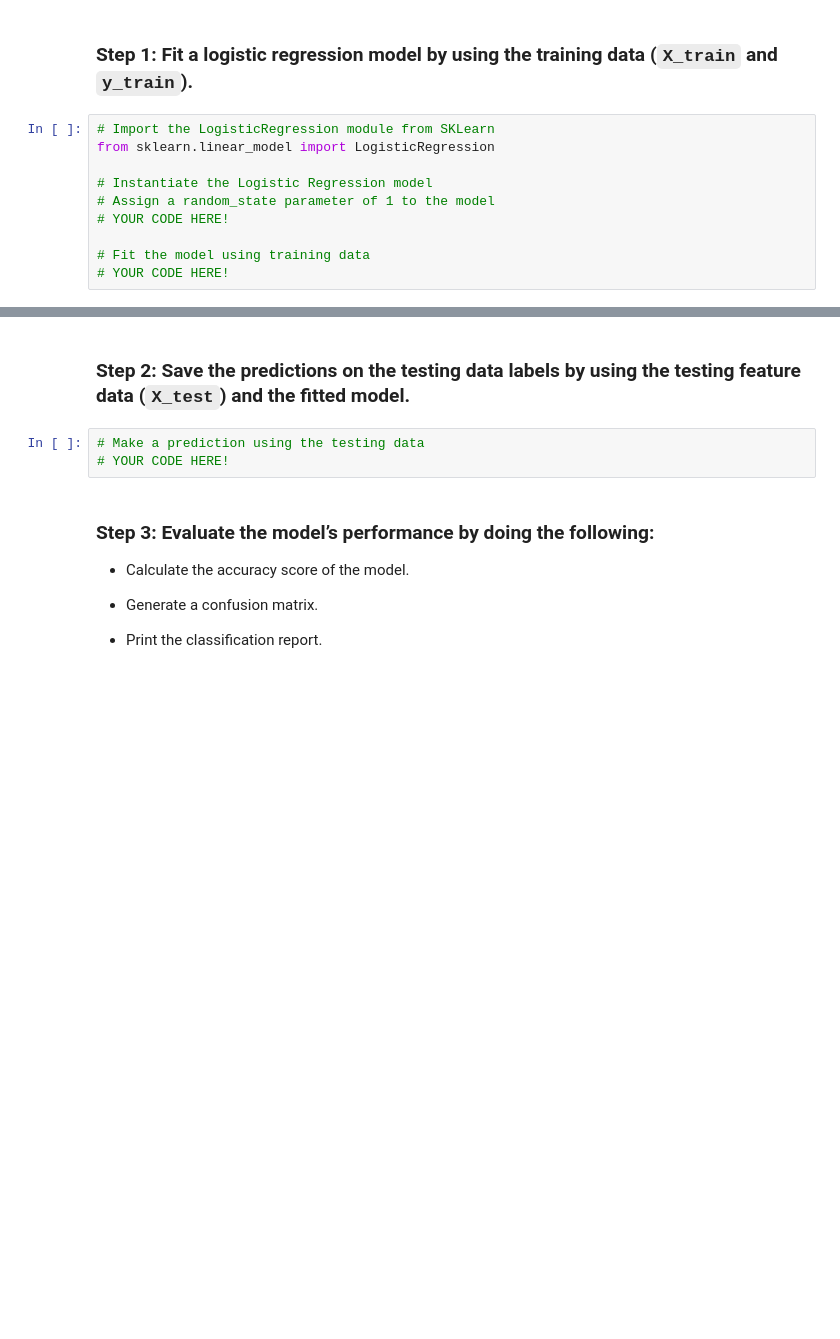
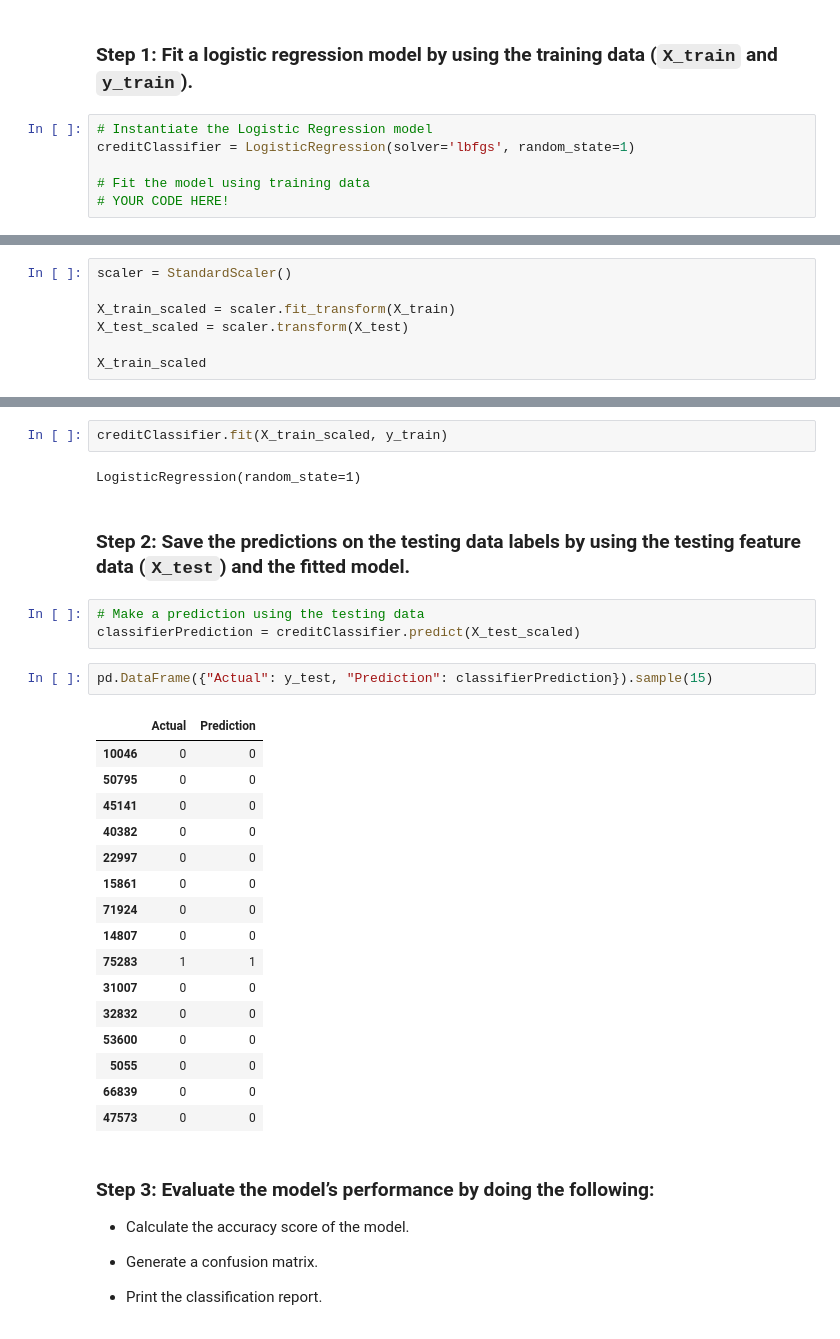
Before and after one commit to kendraliu/Credit-Risk-Classification, a Jupyter notebook: credit_risk_classification.ipynb, the cells around one changed output, grey strips where cells are left out. Cells and saved outputs as stored; diff of their text form; blank space fills up the shorter version.

Commit message:
first prediction

```diff
--- a/credit_risk_classification.ipynb
+++ b/credit_risk_classification.ipynb
@@ -67,12 +111,8 @@ from sklearn.model_selection import train_test_split
 # %% [markdown]
 ###  Step 1: Fit a logistic regression model by using the training data (`X_train` and `y_train`).
 # %%
-# Import the LogisticRegression module from SKLearn
-from sklearn.linear_model import LogisticRegression
-
 # Instantiate the Logistic Regression model
-# Assign a random_state parameter of 1 to the model
-# YOUR CODE HERE!
+creditClassifier = LogisticRegression(solver='lbfgs', random_state=1)
 
 # Fit the model using training data
 # YOUR CODE HERE!
@@ -78,0 +128,7 @@ from sklearn.linear_model import LogisticRegression
+# %%
+scaler = StandardScaler()
+
+X_train_scaled = scaler.fit_transform(X_train)
+X_test_scaled = scaler.transform(X_test)
+
+X_train_scaled
@@ -79,8 +149,31 @@ from sklearn.linear_model import LogisticRegression
+# %%
+creditClassifier.fit(X_train_scaled, y_train)
+# %% [output]
+LogisticRegression(random_state=1)
 # %% [markdown]
 ### Step 2: Save the predictions on the testing data labels by using the testing feature data (`X_test`) and the fitted model.
 # %%
 # Make a prediction using the testing data
-# YOUR CODE HERE!
+classifierPrediction = creditClassifier.predict(X_test_scaled)
+# %%
+pd.DataFrame({"Actual": y_test, "Prediction": classifierPrediction}).sample(15)
+# %% [output]
+|  | Actual | Prediction |
+| 10046 | 0 | 0 |
+| 50795 | 0 | 0 |
+| 45141 | 0 | 0 |
+| 40382 | 0 | 0 |
+| 22997 | 0 | 0 |
+| 15861 | 0 | 0 |
+| 71924 | 0 | 0 |
+| 14807 | 0 | 0 |
+| 75283 | 1 | 1 |
+| 31007 | 0 | 0 |
+| 32832 | 0 | 0 |
+| 53600 | 0 | 0 |
+| 5055 | 0 | 0 |
+| 66839 | 0 | 0 |
+| 47573 | 0 | 0 |
 # %% [markdown]
 ### Step 3: Evaluate the model’s performance by doing the following:
 
```
Also changed, not shown: parts of 16 cells of this notebook.
